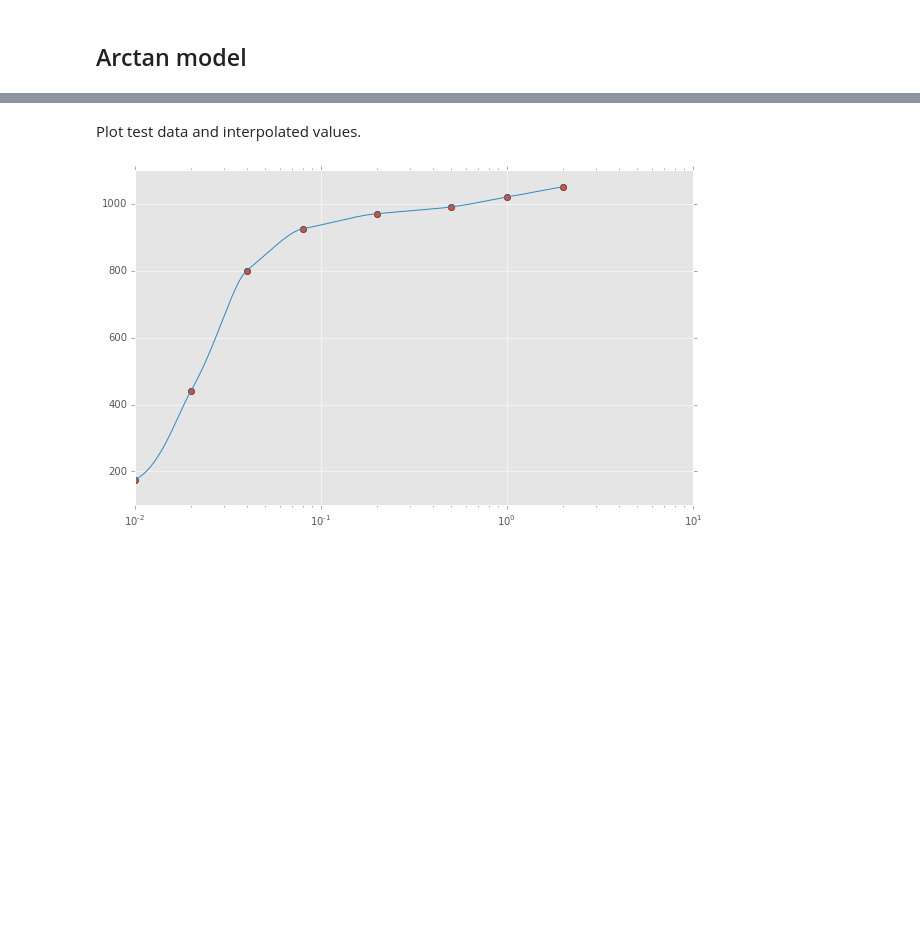
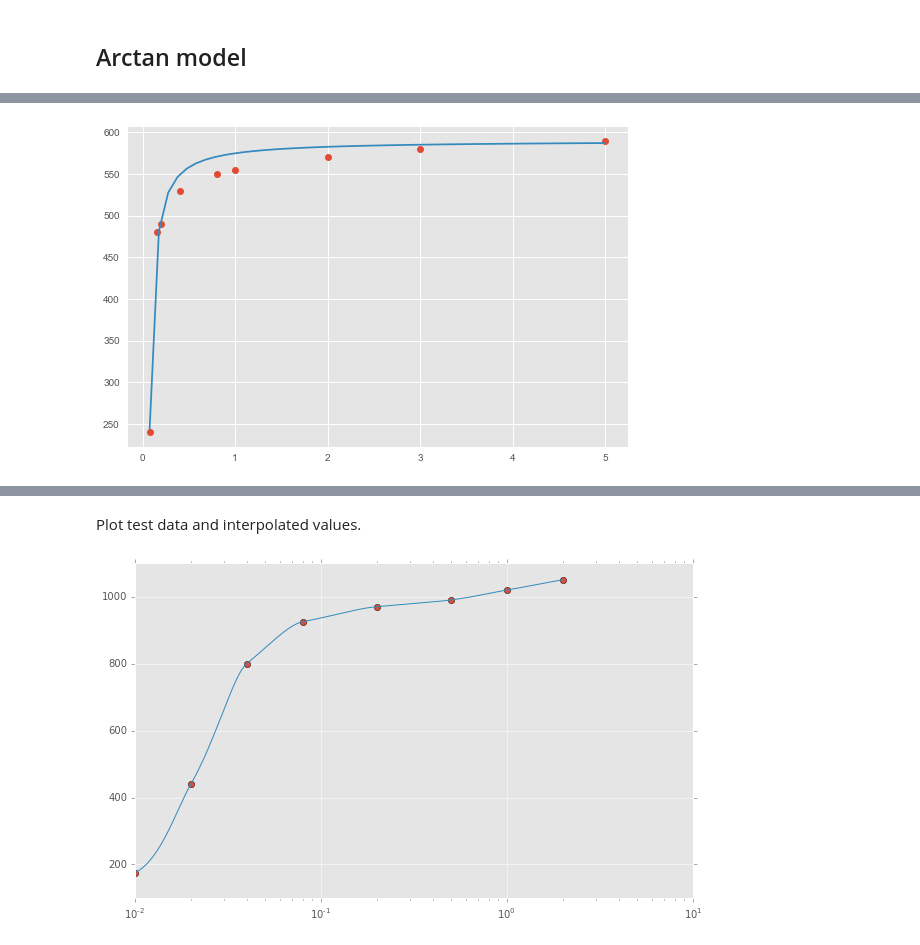
Before and after one commit to eidorb/brodie.id.au, a Jupyter notebook: site/posts/calculate-the-knee-point-voltage-of-a-current-transformer-algorithmically.ipynb, the cells around one changed output, grey strips where cells are left out. Drawn from its saved outputs; the diff is of its cells as text; code cells hidden in the pictures; blank space fills up the shorter version.

```diff
--- a/site/posts/calculate-the-knee-point-voltage-of-a-current-transformer-algorithmically.ipynb
+++ b/site/posts/calculate-the-knee-point-voltage-of-a-current-transformer-algorithmically.ipynb
@@ -223,0 +233,4 @@ pyplot.plot(
+# %%
+plot_fit(f, *next(data_iter))
+# %% [output]
+[figure, added]
```
Also changed, not shown: parts of 23 cells of this notebook.
